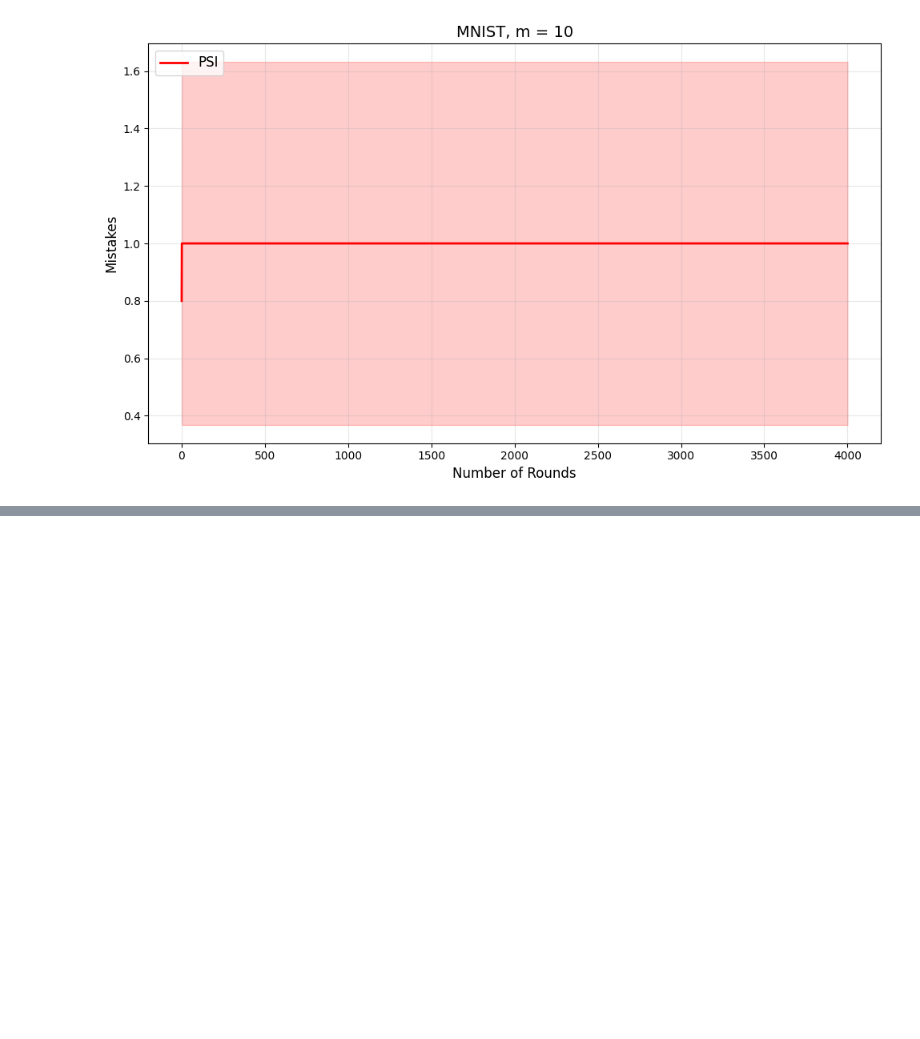
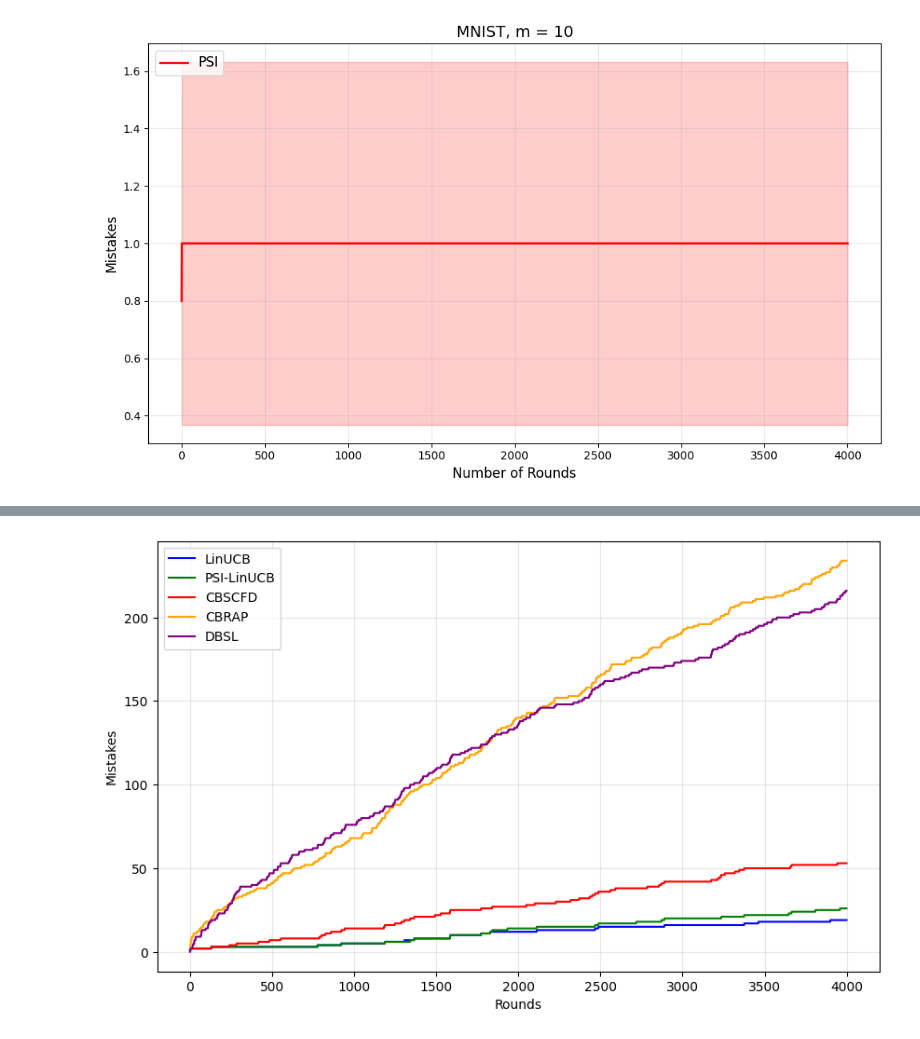
Before and after one commit to ekshustova/PSI_LinUCB, a Jupyter notebook: mnist_experiment.ipynb, the cells around one changed output, grey strips where cells are left out. Saved outputs shown, nothing was run; the diff lists cells and outputs as text; code cells hidden in the pictures; blank space fills up the shorter version.

```diff
--- a/mnist_experiment.ipynb
+++ b/mnist_experiment.ipynb
@@ -477,0 +282,79 @@ class LinUCBwithPSI_Batch:
+# %%
+T = 4000
+n_runs = 1
+d = 784
+num_arms = 10
+lambd = epsilon = 1
+beta = alpha = 1
+m = 10
+m_cbrap = 10
+sketch = 50
+rank = 64
+eps = 8 #из статьи
+
+
+results = {name: [] for name in ['LinUCB', 'PSI-LinUCB', 'CBSCFD', 'CBRAP', 'DBSL']}
+
+for run in range(n_runs):
+    np.random.seed(run)
+
+    linucb = LinUCB_SM(num_arms, d, alpha, epsilon)
+    psi = LinUCBwithPSI_rank1(num_arms, d, epsilon, alpha, rank)
+    cbscfd = CBSCFD(num_arms, lambd, beta, m, d)
+    cbrap = CBRAP(num_arms, d, lambd, beta, m_cbrap)
+    dbsl = DBSL(d, sketch_size=sketch, eps=eps, beta=beta, lmd=lambd, robust=True)
+
+    env_linucb = MNISTBanditEnv(clusters, target_class=0)
+    env_psi = MNISTBanditEnv(clusters, target_class=0)
+    env_cbscfd = MNISTBanditEnv(clusters, target_class=0)
+    env_cbrap = MNISTBanditEnv(clusters, target_class=0)
+    env_dbsl = MNISTBanditEnv(clusters, target_class=0)
+
+    for t in trange(T):
+        contexts = env_linucb.get_contexts()
+
+        # LinUCB
+        action = int(np.argmax([linucb.score(contexts[a], a) for a in range(num_arms)]))
+        reward = env_linucb.step(action)
+        #linucb.append_interaction(contexts[action], action, reward)
+        #linucb.batch_update([action])
+        linucb.update(contexts[action], action, reward)
+
+        # PSI-LinUCB
+        action = int(np.argmax([psi.score(contexts[a], a) for a in range(num_arms)]))
+        reward = env_psi.step(action)
+        psi.update(contexts[action], action, reward)
+
+        # CBSCFD
+        action = cbscfd.select_arm(contexts)
+        reward = env_cbscfd.step(action)
+        cbscfd.update(contexts[action], action, reward)
+
+        # CBRAP
+        action = int(np.argmax([cbrap.score(contexts[a], a) for a in range(num_arms)]))
+        reward = env_cbrap.step(action)
+        cbrap.update(contexts[action], action, reward)
+
+        # DBSL
+        def observe(ind, x):
+            return env_dbsl.step(ind)
+        dbsl.fit(contexts, observe)
+
+    results['LinUCB'].append(env_linucb.cumulative_mistakes)
+    results['PSI-LinUCB'].append(env_psi.cumulative_mistakes)
+    results['CBSCFD'].append(env_cbscfd.cumulative_mistakes)
+    results['CBRAP'].append(env_cbrap.cumulative_mistakes)
+    results['DBSL'].append(env_dbsl.cumulative_mistakes)
+
+plt.figure(figsize=(10, 6))
+colors = {'LinUCB': 'blue', 'PSI-LinUCB': 'green', 'CBSCFD': 'red', 'CBRAP': 'orange', 'DBSL': 'purple'}
+for name in results:
+    mean = np.mean(results[name], axis=0)
+    plt.plot(mean, label=name, color=colors[name])
+plt.xlabel('Rounds')
+plt.ylabel('Mistakes')
+plt.legend()
+plt.grid(True, alpha=0.3)
+plt.show()
+# %% [output]
+[figure, added]
```
Also changed, not shown: parts of 6 cells of this notebook, 4 other files.
